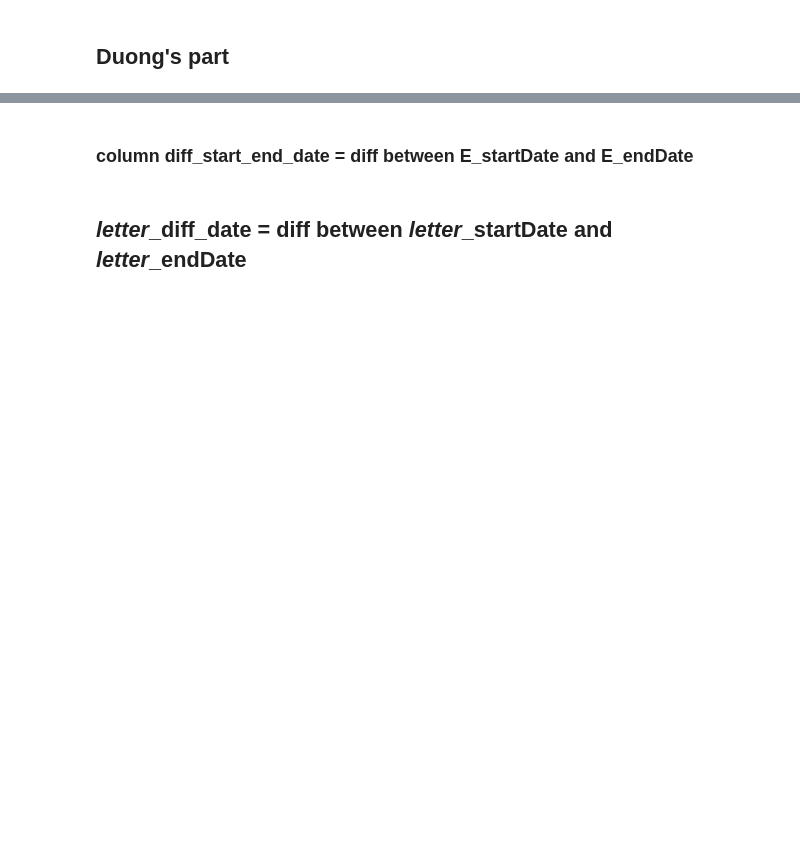
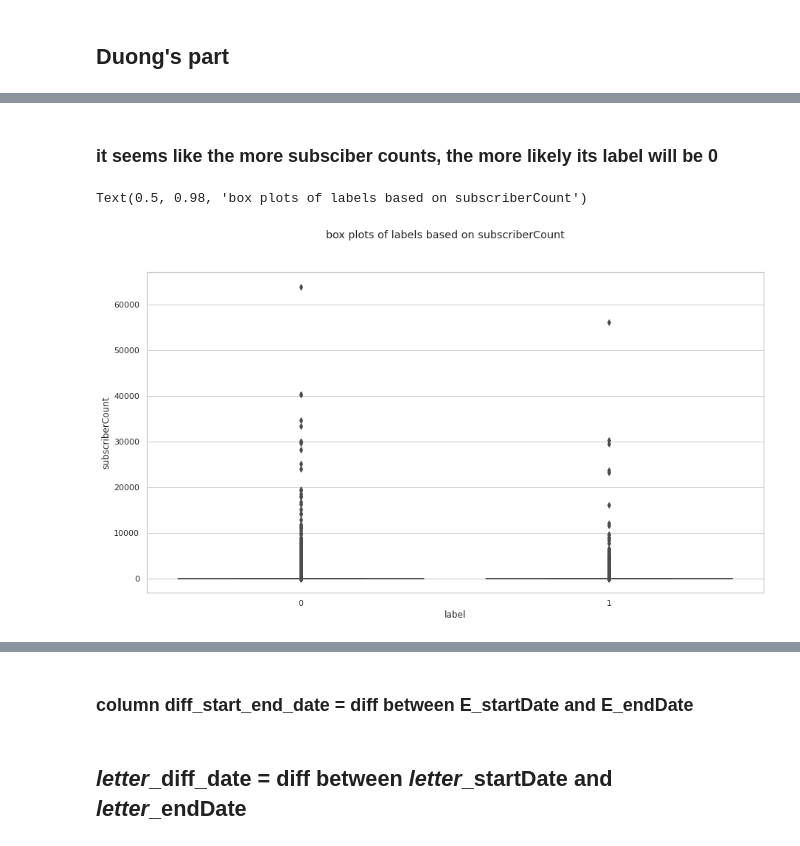
Before and after one commit to VincentChungHeiPoon/CreditScoreChallenge, a Jupyter notebook: Duong.ipynb, the cells around one changed output, grey strips where cells are left out. Cells and saved outputs as stored; diff of their text form; code cells hidden in the pictures; blank space fills up the shorter version.

```diff
--- a/Duong.ipynb
+++ b/Duong.ipynb
@@ -134,0 +256,11 @@ for i, col in enumerate(data_Duong.columns):
+# %% [markdown]
+### it seems like the more subsciber counts, the more likely its label will be 0
+# %%
+sns.set(style="whitegrid")
+plt.rcParams["figure.figsize"] = (15,8)
+
+sns.boxplot(x= 'label', y= 'subscriberCount', data= data_Duong[data_Duong.subscriberCount <100000])
+plt.suptitle("box plots of labels based on subscriberCount")
+# %% [output]
+Text(0.5, 0.98, 'box plots of labels based on subscriberCount')
+[figure, added]
```
Also changed, not shown: parts of 51 cells of this notebook, 6 other files.
